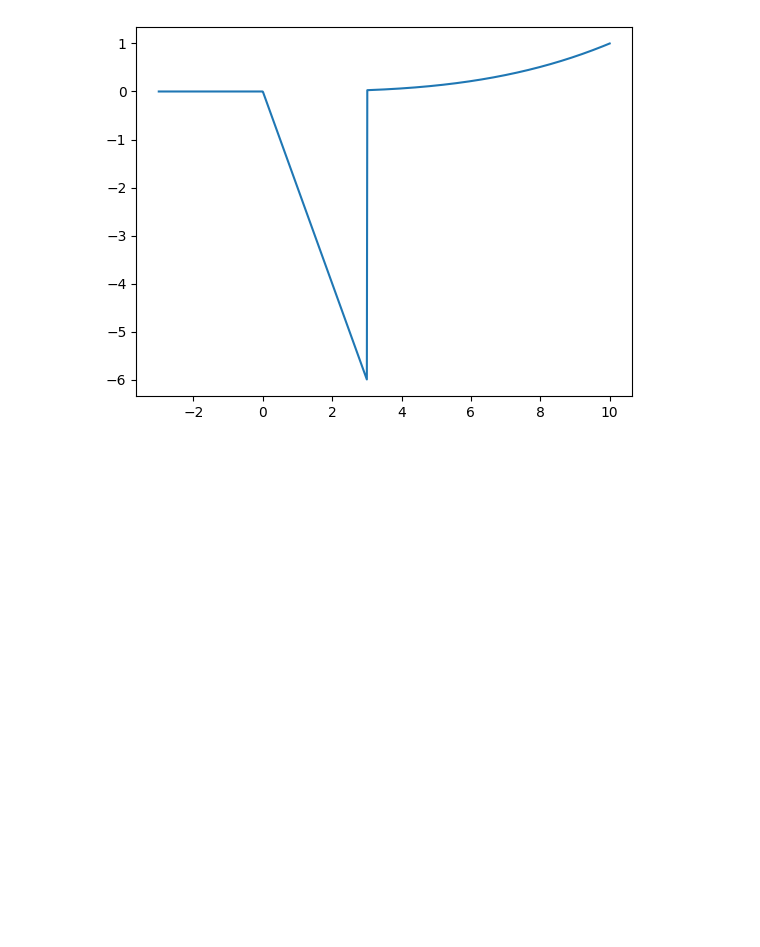
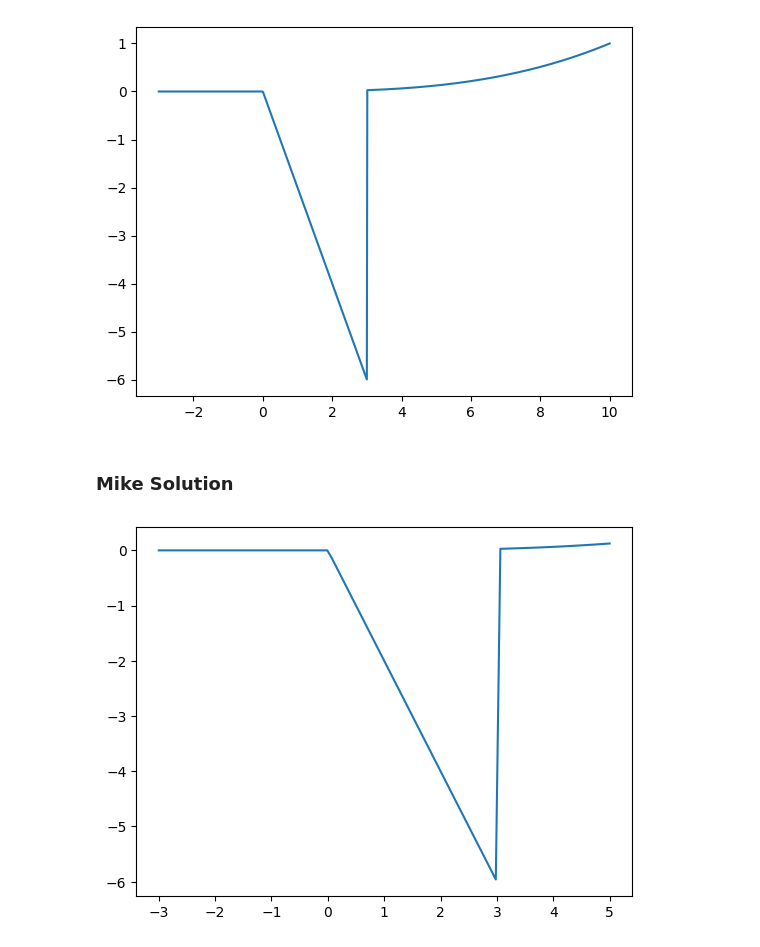
Before and after one commit to matansharon/Calculas, a Jupyter notebook: Section3.ipynb, the cells around one changed output. Cells and saved outputs as stored; diff of their text form; code cells hidden in the pictures; blank space fills up the shorter version.

```diff
--- a/Section3.ipynb
+++ b/Section3.ipynb
@@ -783,3 +783,15 @@ plt.plot(x,y)
 plt.show()
 # %% [output]
 [figure]
+# %% [markdown]
+<h3> Mike Solution
+# %%
+x=np.linspace(-3,5,100)
+piece1=0 * (x < 0)
+piece2=-2*x * ((x >= 0) & (x < 3))
+piece3=(x/10)**3 * (x >= 3)
+y=piece1+piece2+piece3
+plt.plot(x,y)
+plt.show()
+# %% [output]
+[figure, added]
```
